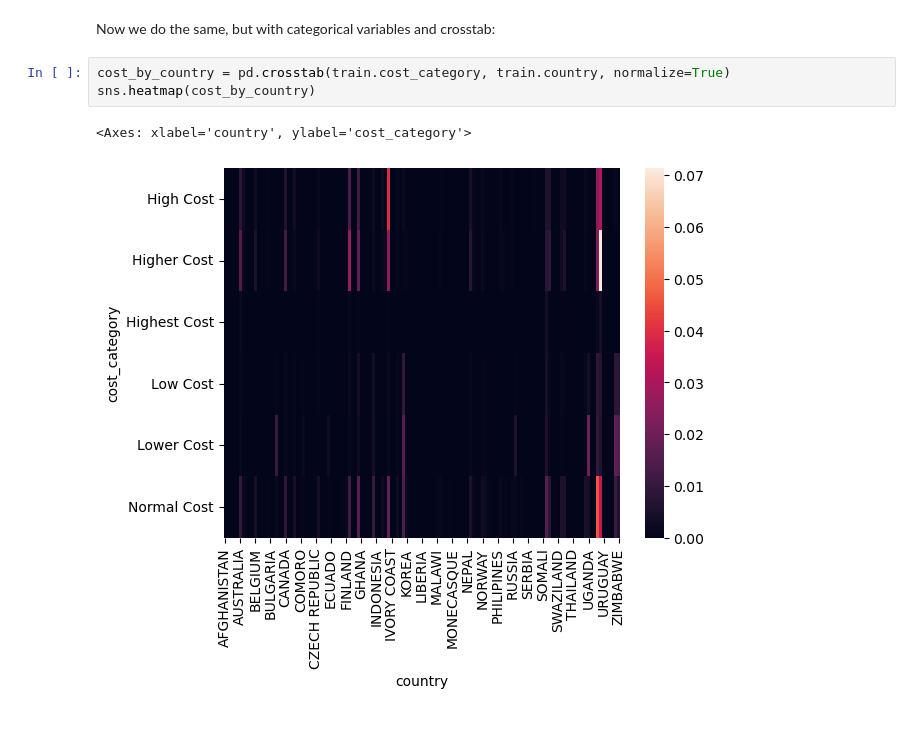
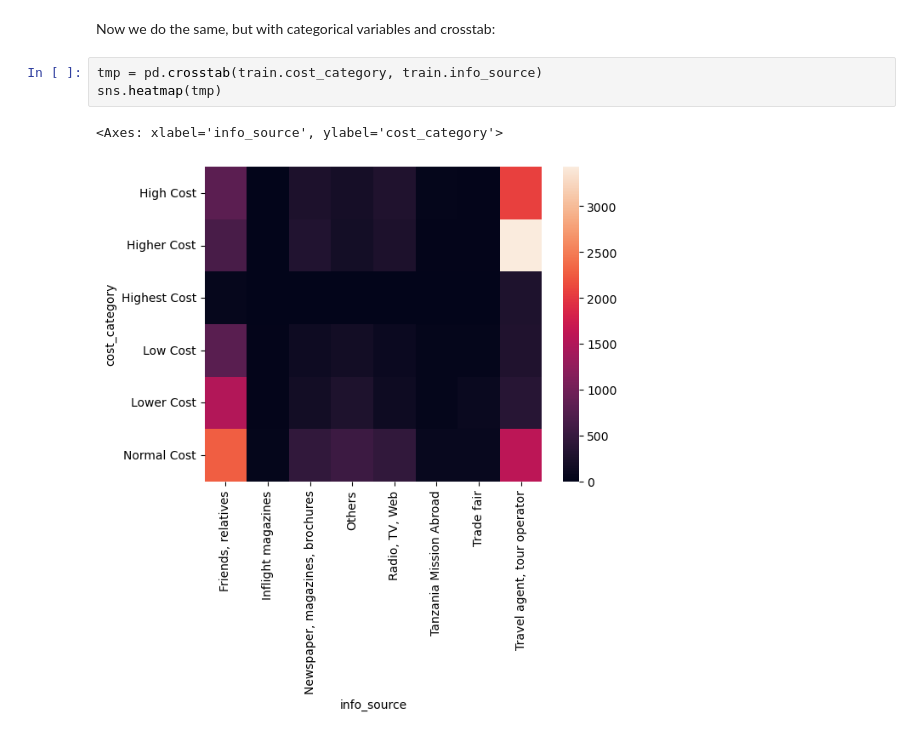
Before and after one commit to dylannguyen2809/ai4d, a Jupyter notebook: data-exploration.ipynb, the cells around one changed output. Saved outputs shown, nothing was run; the diff lists cells and outputs as text.

```diff
--- a/data-exploration.ipynb
+++ b/data-exploration.ipynb
@@ -189,9 +190,9 @@ sns.heatmap(correlations, cmap="vlag", vmin=-1, vmax=1)
 [figure]
 # %% [markdown]
 Now we do the same, but with categorical variables and crosstab:
-# %%
-cost_by_country = pd.crosstab(train.cost_category, train.country, normalize=True)
-sns.heatmap(cost_by_country)
-# %% [output]
-<Axes: xlabel='country', ylabel='cost_category'>
-[figure, removed]
+# %%
+tmp = pd.crosstab(train.cost_category, train.info_source)
+sns.heatmap(tmp)
+# %% [output]
+<Axes: xlabel='info_source', ylabel='cost_category'>
+[figure, added]
```
Also changed, not shown: parts of 7 cells of this notebook, 1 other file.
